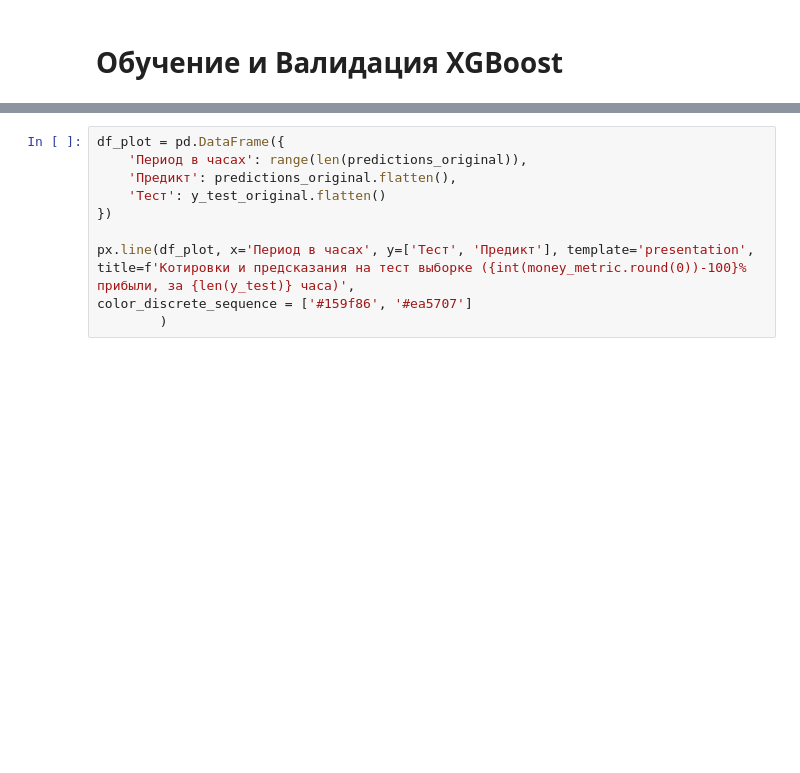
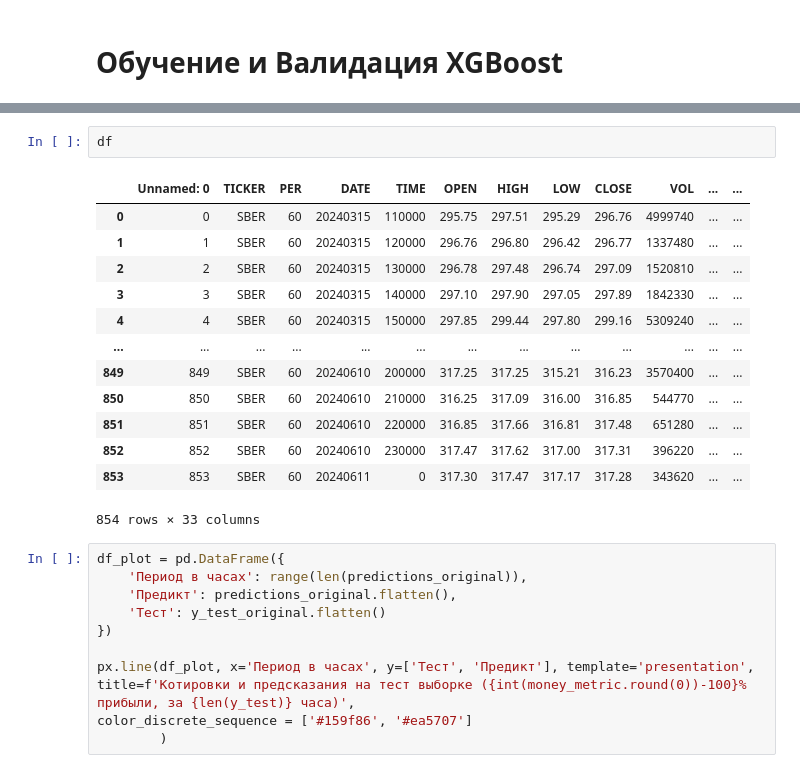
Before and after one commit to iwance/sber_stocks_prediction, a Jupyter notebook: Main_notebook.ipynb, the cells around one changed output, grey strips where cells are left out. Drawn from its saved outputs; the diff is of its cells as text; blank space fills up the shorter version.

```diff
--- a/Main_notebook.ipynb
+++ b/Main_notebook.ipynb
@@ -386,3 +385,19 @@ DA: 46.34146341463415
+# %%
+df
+# %% [output]
+|  | Unnamed: 0 | TICKER | PER | DATE | TIME | OPEN | HIGH | LOW | CLOSE | VOL | ... | ... |
+| 0 | 0 | SBER | 60 | 20240315 | 110000 | 295.75 | 297.51 | 295.29 | 296.76 | 4999740 | ... | ... |
+| 1 | 1 | SBER | 60 | 20240315 | 120000 | 296.76 | 296.80 | 296.42 | 296.77 | 1337480 | ... | ... |
+| 2 | 2 | SBER | 60 | 20240315 | 130000 | 296.78 | 297.48 | 296.74 | 297.09 | 1520810 | ... | ... |
+| 3 | 3 | SBER | 60 | 20240315 | 140000 | 297.10 | 297.90 | 297.05 | 297.89 | 1842330 | ... | ... |
+| 4 | 4 | SBER | 60 | 20240315 | 150000 | 297.85 | 299.44 | 297.80 | 299.16 | 5309240 | ... | ... |
+| ... | ... | ... | ... | ... | ... | ... | ... | ... | ... | ... | ... | ... |
+| 849 | 849 | SBER | 60 | 20240610 | 200000 | 317.25 | 317.25 | 315.21 | 316.23 | 3570400 | ... | ... |
+| 850 | 850 | SBER | 60 | 20240610 | 210000 | 316.25 | 317.09 | 316.00 | 316.85 | 544770 | ... | ... |
+| 851 | 851 | SBER | 60 | 20240610 | 220000 | 316.85 | 317.66 | 316.81 | 317.48 | 651280 | ... | ... |
+| 852 | 852 | SBER | 60 | 20240610 | 230000 | 317.47 | 317.62 | 317.00 | 317.31 | 396220 | ... | ... |
+| 853 | 853 | SBER | 60 | 20240611 | 0 | 317.30 | 317.47 | 317.17 | 317.28 | 343620 | ... | ... |
+854 rows × 33 columns
 # %%
 df_plot = pd.DataFrame({
     'Период в часах': range(len(predictions_original)),
```
Also changed, not shown: parts of 3 cells of this notebook.
